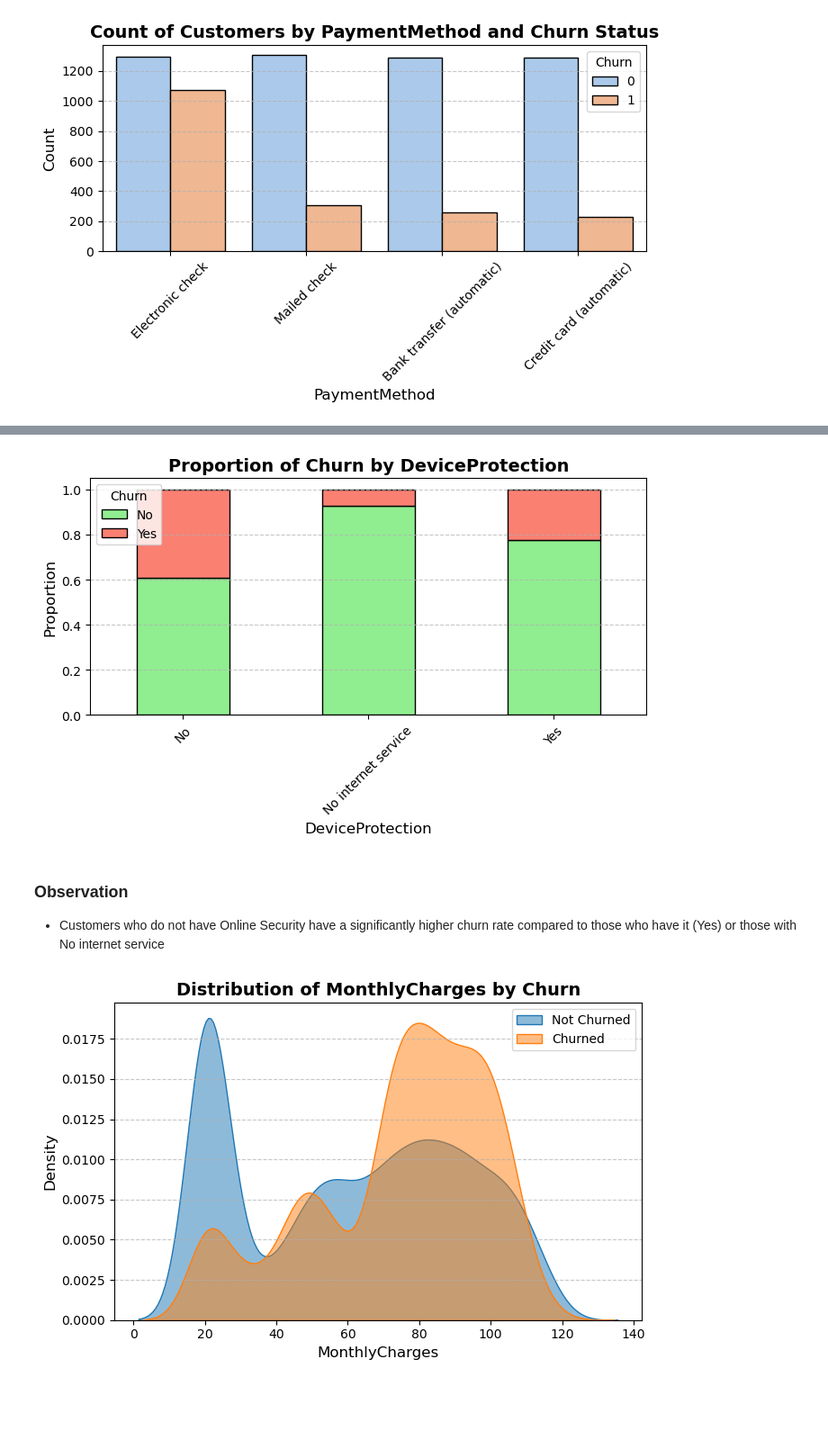
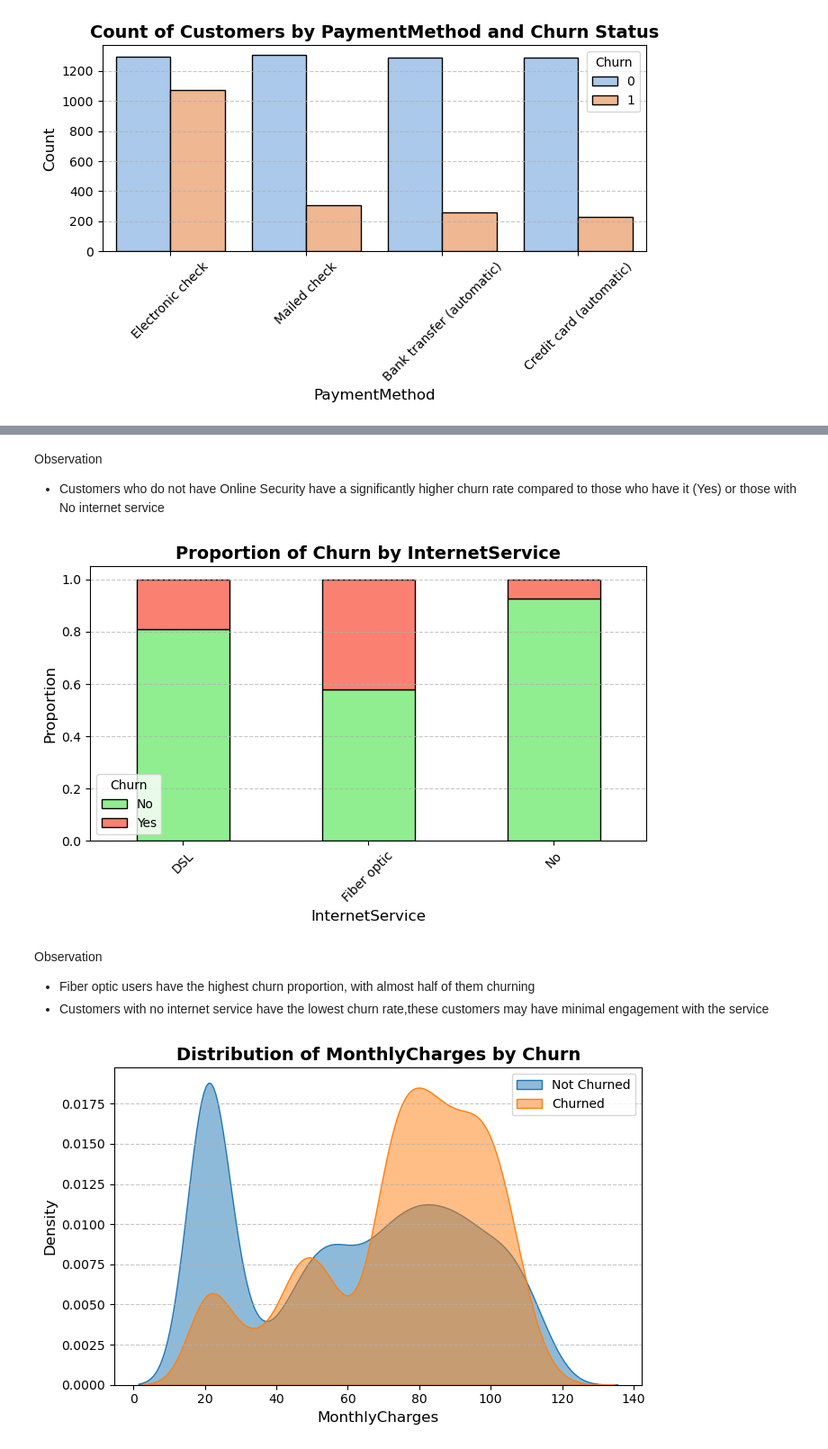
Before and after one commit to mewpunyapat/customer-churn-prediction, a Jupyter notebook: notebooks/eda.ipynb, the cells around one changed output, grey strips where cells are left out. Shown at 90% size. Cells and saved outputs as stored; diff of their text form; code cells hidden in the pictures; blank space fills up the shorter version.

```diff
--- a/notebooks/eda.ipynb
+++ b/notebooks/eda.ipynb
@@ -173,10 +179,14 @@ countplot_with_churn(data, column='OnlineSecurity')
+# %% [markdown]
+Observation
+- Customers who do not have Online Security have a significantly higher churn rate compared to those who have it (Yes) or those with No internet service
 # %%
-stacked_bar_churn_ratio(data, column='DeviceProtection')
+stacked_bar_churn_ratio(data, column='InternetService')
 # %% [output]
-[figure, old version]
+[figure, new version]
 # %% [markdown]
-### Observation
-- Customers who do not have Online Security have a significantly higher churn rate compared to those who have it (Yes) or those with No internet service
+Observation
+- Fiber optic users have the highest churn proportion, with almost half of them churning
+- Customers with no internet service have the lowest churn rate,these customers may have minimal engagement with the service
 # %%
 kdeplot_by_churn(data, column='MonthlyCharges')
 # %% [output]
```
Also changed, not shown: parts of 27 cells of this notebook, 3 other files.
